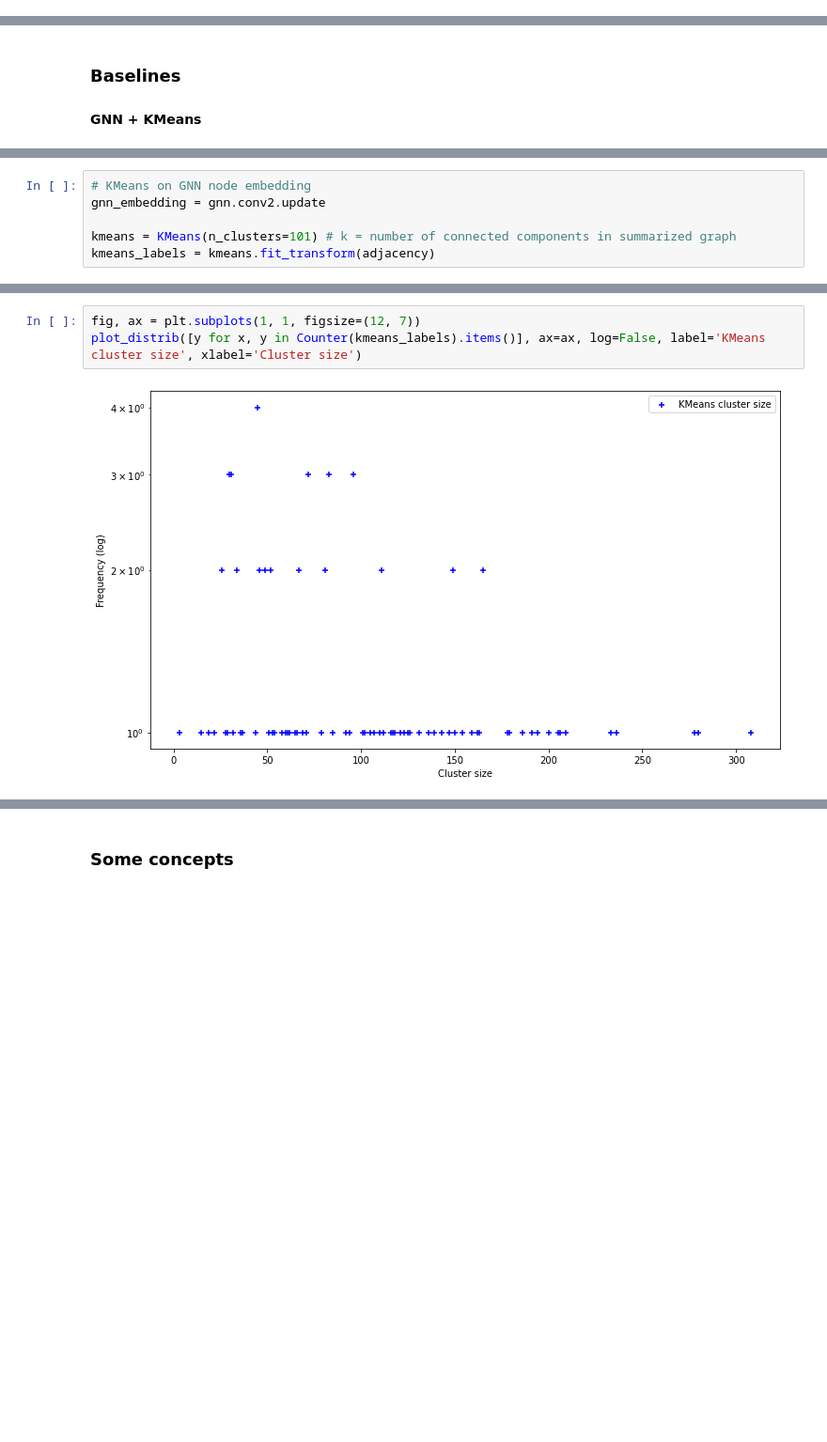
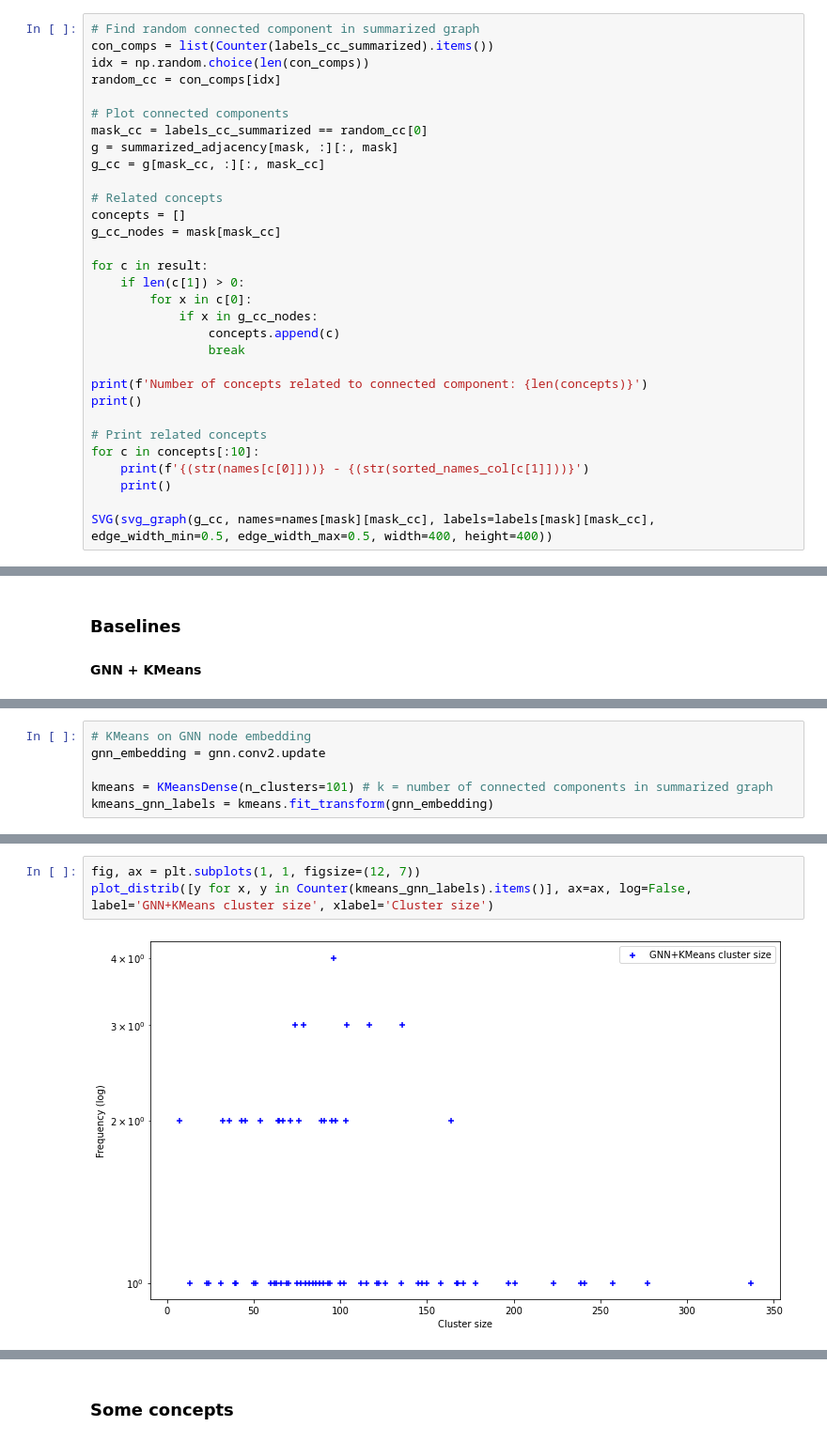
Before and after one commit to Co-MEG/CoMEG, a Jupyter notebook: notebooks/2_unexpected_concepts_wikivitals.ipynb, the cells around one changed output, grey strips where cells are left out. Shown at 94% size. Cells and saved outputs as stored; diff of their text form; blank space fills up the shorter version.

```diff
--- a/notebooks/2_unexpected_concepts_wikivitals.ipynb
+++ b/notebooks/2_unexpected_concepts_wikivitals.ipynb
@@ -545 +553,32 @@ Number of concepts related to connected component: 2
 [drawing not drawn]
+# %%
+# Find random connected component in summarized graph
+con_comps = list(Counter(labels_cc_summarized).items())
+idx = np.random.choice(len(con_comps))
+random_cc = con_comps[idx]
+
+# Plot connected components
+mask_cc = labels_cc_summarized == random_cc[0]
+g = summarized_adjacency[mask, :][:, mask]
+g_cc = g[mask_cc, :][:, mask_cc]
+
+# Related concepts
+concepts = []
+g_cc_nodes = mask[mask_cc]
+
+for c in result:
+    if len(c[1]) > 0:
+        for x in c[0]:
+            if x in g_cc_nodes:
+                concepts.append(c)
+                break
+
+print(f'Number of concepts related to connected component: {len(concepts)}')
+print()
+
+# Print related concepts
+for c in concepts[:10]:
+    print(f'{(str(names[c[0]]))} - {(str(sorted_names_col[c[1]]))}')
+    print()
+
+SVG(svg_graph(g_cc, names=names[mask][mask_cc], labels=labels[mask][mask_cc], edge_width_min=0.5, edge_width_max=0.5, width=400, height=400))
@@ -590,7 +656,7 @@ GNNClassifier(
 # KMeans on GNN node embedding
 gnn_embedding = gnn.conv2.update
 
-kmeans = KMeans(n_clusters=101) # k = number of connected components in summarized graph
-kmeans_labels = kmeans.fit_transform(adjacency)
+kmeans = KMeansDense(n_clusters=101) # k = number of connected components in summarized graph
+kmeans_gnn_labels = kmeans.fit_transform(gnn_embedding)
 # %%
 # Biggest KMeans cluster
@@ -600,6 +666,6 @@ sorted(Counter(kmeans_labels).items(), key=lambda x: x[1], reverse=True)[0]
 # %%
 fig, ax = plt.subplots(1, 1, figsize=(12, 7))
-plot_distrib([y for x, y in Counter(kmeans_labels).items()], ax=ax, log=False, label='KMeans cluster size', xlabel='Cluster size')
+plot_distrib([y for x, y in Counter(kmeans_gnn_labels).items()], ax=ax, log=False, label='GNN+KMeans cluster size', xlabel='Cluster size')
 # %% [output]
-[figure, old version]
+[figure, new version]
 # %%
```
Also changed, not shown: parts of 34 cells of this notebook.
